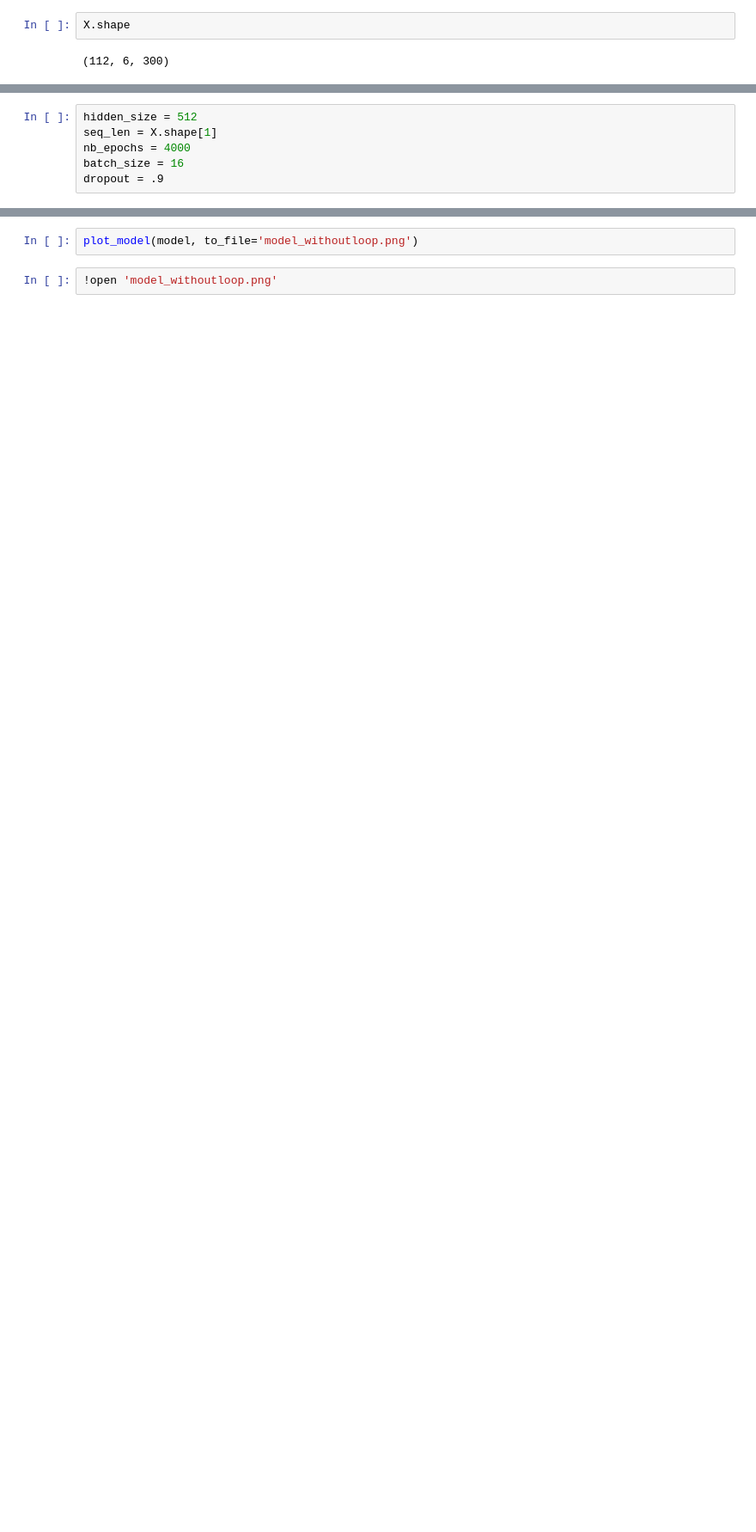
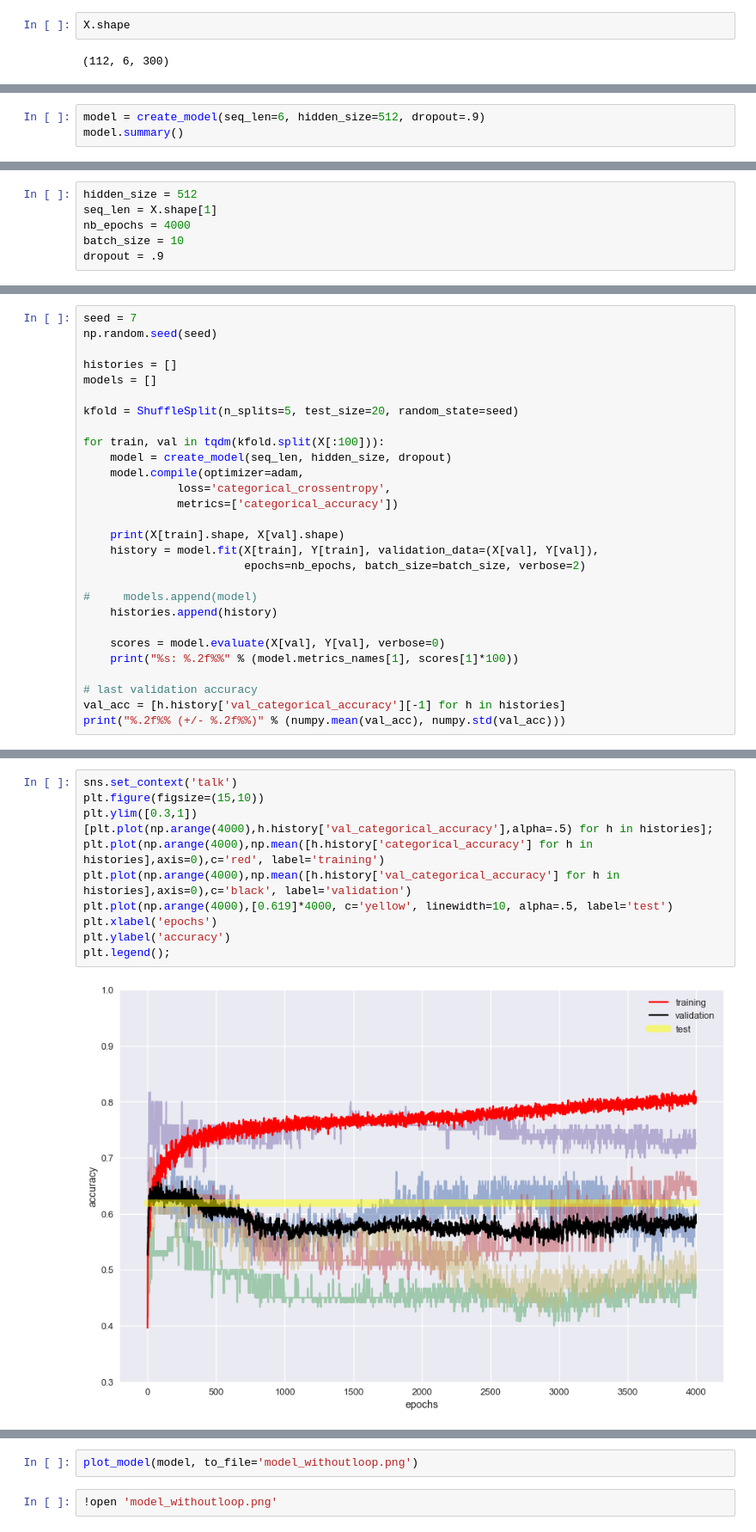
Before and after one commit to oguzserbetci/argmin2017, a Jupyter notebook: PointerNetwork.ipynb, the cells around one changed output, grey strips where cells are left out. Shown at 86% size. Cells and saved outputs as stored; diff of their text form; blank space fills up the shorter version.

```diff
--- a/PointerNetwork.ipynb
+++ b/PointerNetwork.ipynb
@@ -94,0 +132,3 @@ print(X_train.shape, Y_train.shape, X_test.shape, Y_test.shape)
+# %%
+model = create_model(seq_len=6, hidden_size=512, dropout=.9)
+model.summary()
@@ -96,5 +157,5 @@ print(X_train.shape, Y_train.shape, X_test.shape, Y_test.shape)
 hidden_size = 512
 seq_len = X.shape[1]
 nb_epochs = 4000
-batch_size = 16
+batch_size = 10
 dropout = .9
@@ -151,0 +162,28 @@ ________________________________________________________________________________
+# %%
+seed = 7
+np.random.seed(seed)
+
+histories = []
+models = []
+
+kfold = ShuffleSplit(n_splits=5, test_size=20, random_state=seed)
+
+for train, val in tqdm(kfold.split(X[:100])):
+    model = create_model(seq_len, hidden_size, dropout)
+    model.compile(optimizer=adam,
+              loss='categorical_crossentropy',
+              metrics=['categorical_accuracy'])
+
+    print(X[train].shape, X[val].shape)
+    history = model.fit(X[train], Y[train], validation_data=(X[val], Y[val]),
+                        epochs=nb_epochs, batch_size=batch_size, verbose=2)
+
+#     models.append(model)
+    histories.append(history)
+
+    scores = model.evaluate(X[val], Y[val], verbose=0)
+    print("%s: %.2f%%" % (model.metrics_names[1], scores[1]*100))
+
+# last validation accuracy
+val_acc = [h.history['val_categorical_accuracy'][-1] for h in histories]
+print("%.2f%% (+/- %.2f%%)" % (numpy.mean(val_acc), numpy.std(val_acc)))
@@ -151,0 +268,13 @@ ________________________________________________________________________________
+# %%
+sns.set_context('talk')
+plt.figure(figsize=(15,10))
+plt.ylim([0.3,1])
+[plt.plot(np.arange(4000),h.history['val_categorical_accuracy'],alpha=.5) for h in histories];
+plt.plot(np.arange(4000),np.mean([h.history['categorical_accuracy'] for h in histories],axis=0),c='red', label='training')
+plt.plot(np.arange(4000),np.mean([h.history['val_categorical_accuracy'] for h in histories],axis=0),c='black', label='validation')
+plt.plot(np.arange(4000),[0.619]*4000, c='yellow', linewidth=10, alpha=.5, label='test')
+plt.xlabel('epochs')
+plt.ylabel('accuracy')
+plt.legend();
+# %% [output]
+[figure, added]
```
Also changed, not shown: parts of 38 cells of this notebook.
